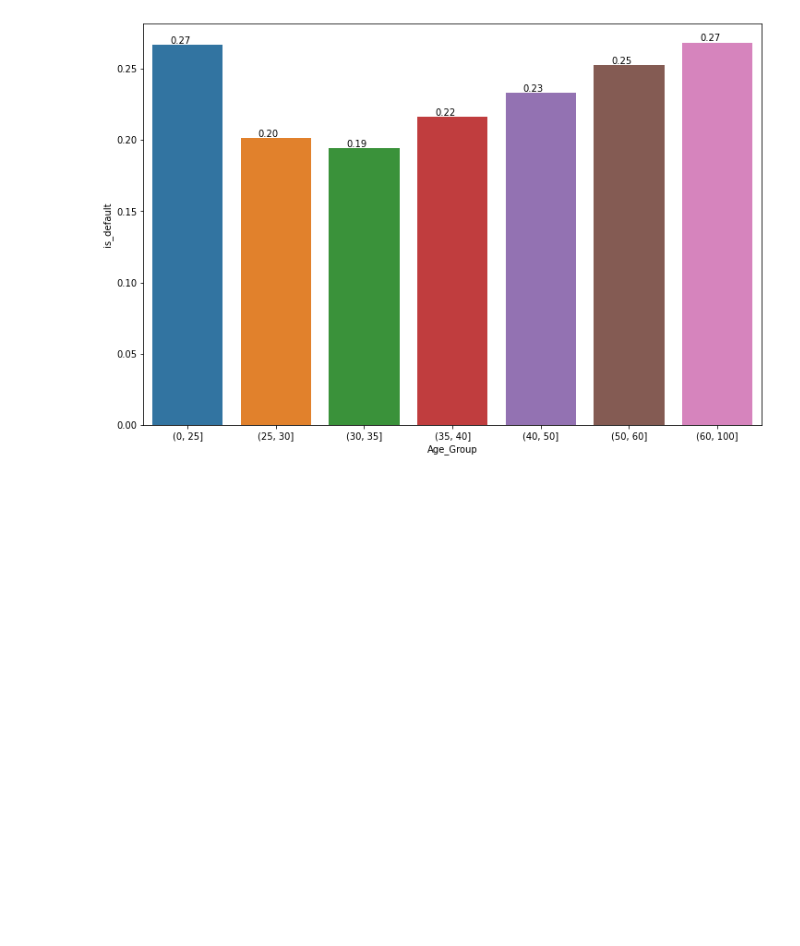
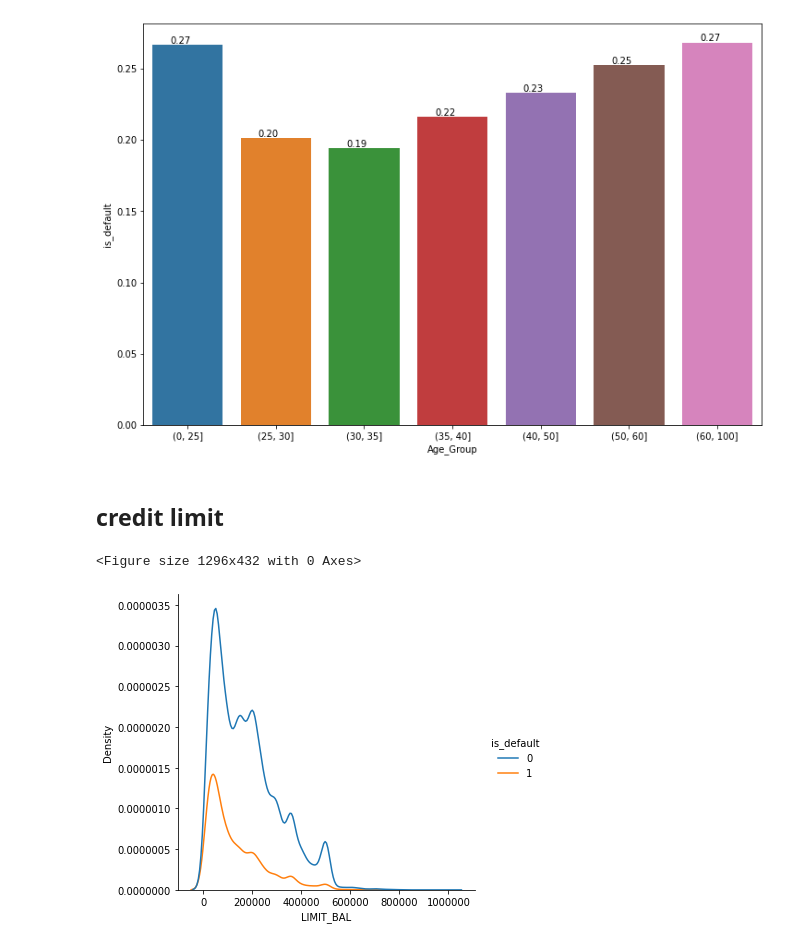
Before and after one commit to GaikwadSandesh/credit_card_fraud_detection, a Jupyter notebook: Credit_Card_Default_Prediction_Capstone_Project.ipynb, the cells around one changed output. Drawn from its saved outputs; the diff is of its cells as text; code cells hidden in the pictures; blank space fills up the shorter version.

```diff
--- a/Credit_Card_Default_Prediction_Capstone_Project.ipynb
+++ b/Credit_Card_Default_Prediction_Capstone_Project.ipynb
@@ -256,3 +259,12 @@ for p in ax.patches:
 plt.show()
 # %% [output]
 [figure]
+# %% [markdown]
+## credit limit
+# %%
+plt.figure(figsize=(18,6))
+sns.displot(data = df , x = 'LIMIT_BAL' , hue = 'is_default' , kind = 'kde' )
+plt.ticklabel_format(style='plain', axis='x')
+# %% [output]
+<Figure size 1296x432 with 0 Axes>
+[figure, added]
```
Also changed, not shown: parts of 10 cells of this notebook.
